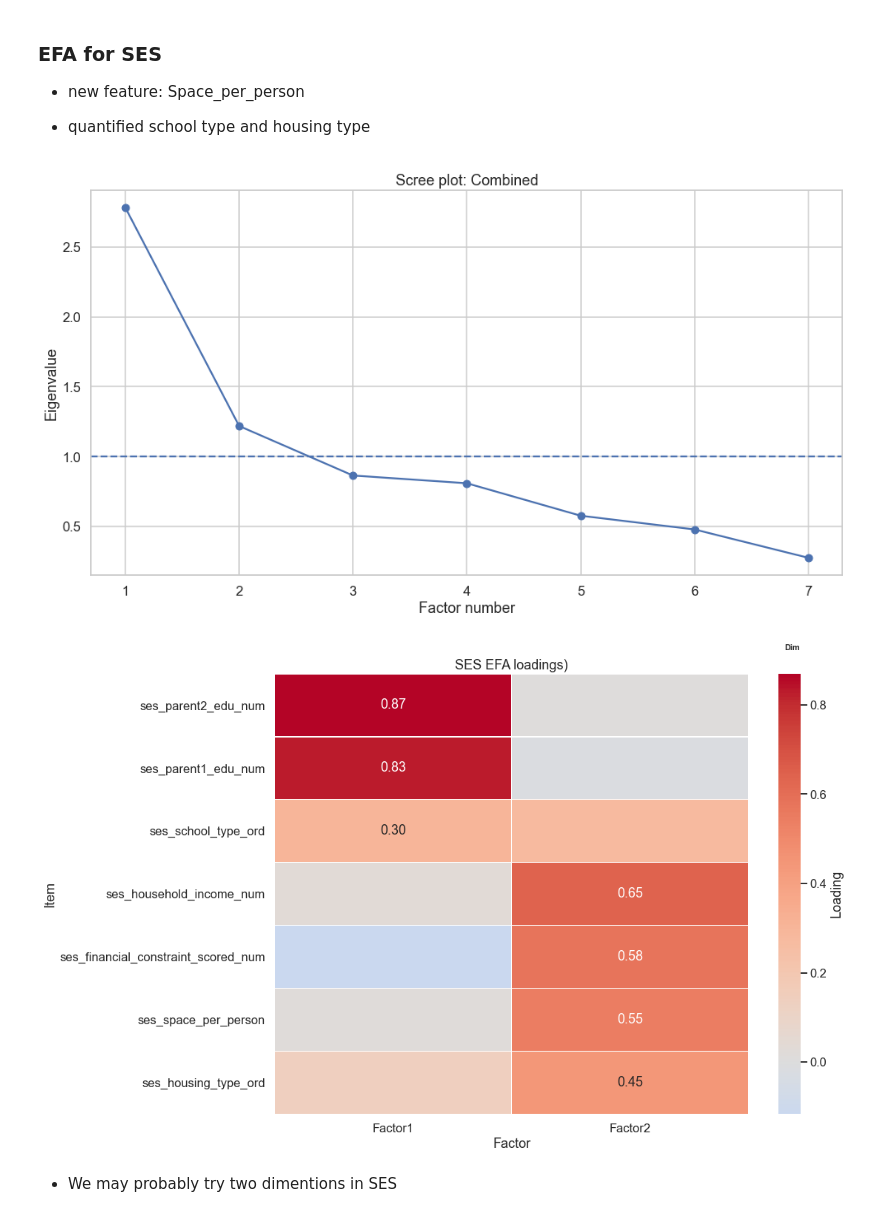
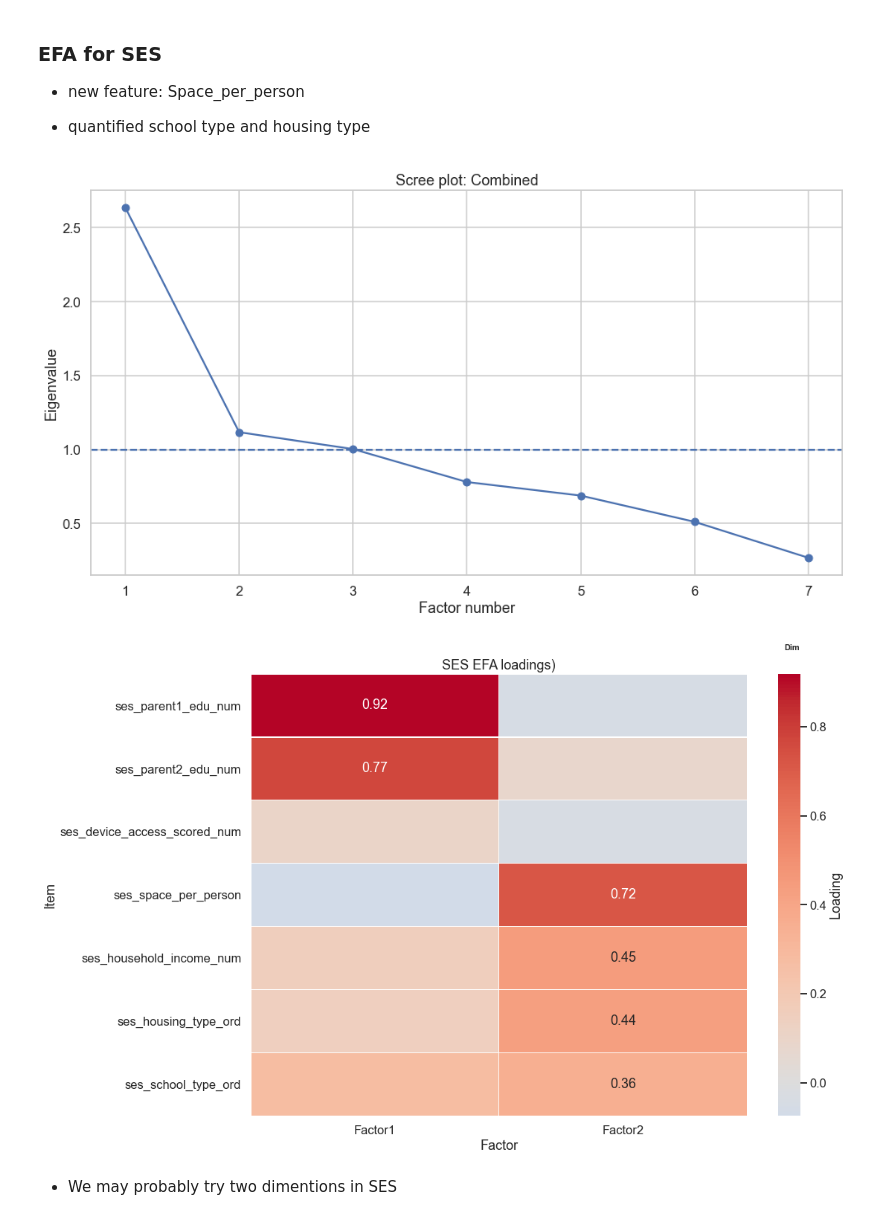
Before and after one commit to garcia-ho/1st_analysis, a Jupyter notebook: phas1_SLR.ipynb, the cells around one changed output. Drawn from its saved outputs; the diff is of its cells as text; code cells hidden in the pictures.

```diff
--- a/phas1_SLR.ipynb
+++ b/phas1_SLR.ipynb
@@ -229,25 +229,25 @@ Uses the students in the 3 known school groups as reference. Computes the centro
 # %%
 # Language SES is not included here
 
 df_ses = add_ses_space_house_variables(df)
 
 ses_efa_items_2dim = [
     "ses_parent1_edu_num",
     "ses_parent2_edu_num",
     "ses_device_access_scored_num",
     "ses_household_income_num",
-    "ses_financial_constraint_scored_num",
+    # "ses_financial_constraint_scored_num",
     "ses_space_per_person",
-    "ses_household_size_num",
+    # "ses_household_size_num",
     "ses_housing_type_ord",
-    "ses_internet_quality_scored_num",
+    # "ses_internet_quality_scored_num",
     "ses_school_type_ord",
 ]
 
 diag_ses_combined, kmo_ses_combined = efa_diagnostics(df_ses, "Combined", ses_efa_items_2dim)
 eig_ses_combined = run_scree_analysis(df_ses, "Combined", ses_efa_items_2dim)
 # %% [output]
-[figure, old version]
+[figure, new version]
 # %%
 fa_ses2, d_ses2, loadings_ses2, variance_ses2 = fit_efa(
     df=df_ses,
@@ -263,7 +263,7 @@ plot_loading_heatmap(
     title="SES EFA loadings)"
 )
 # %% [output]
-[figure, old version]
+[figure, new version]
 # %% [markdown]
 - We may probably try two dimentions in SES
 # %% [markdown]
```
Also changed, not shown: 2 other files.
